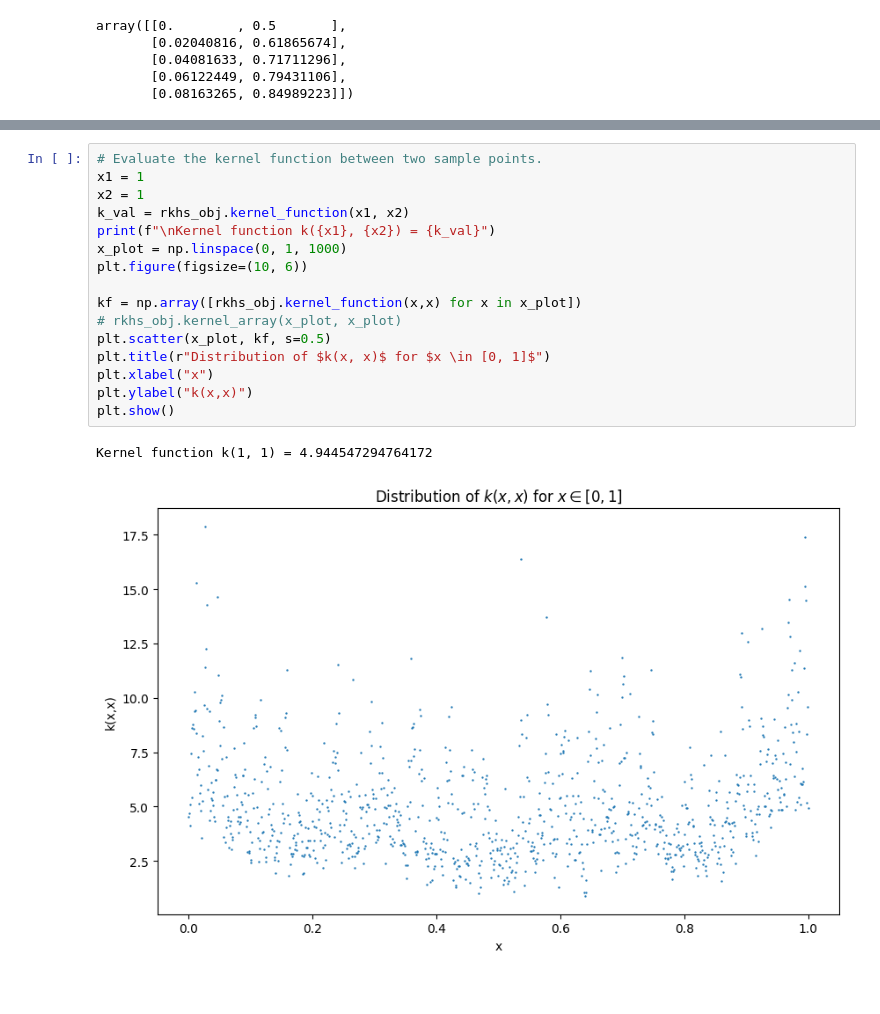
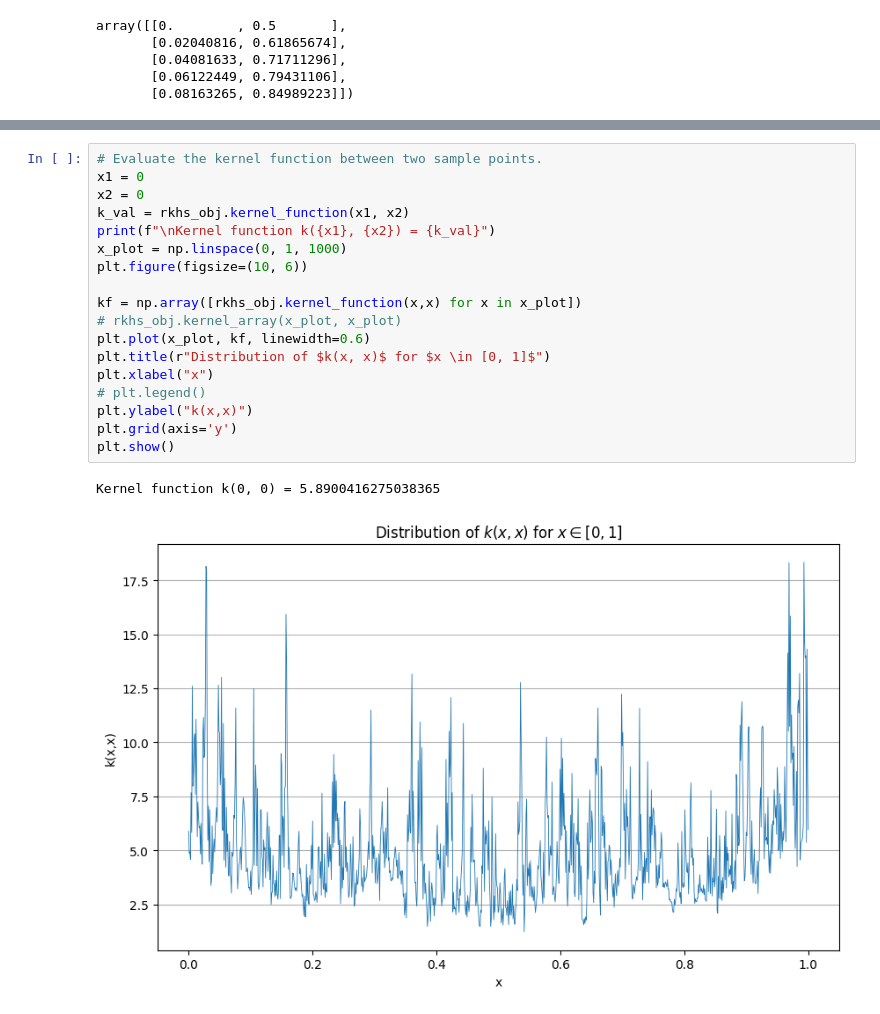
Before and after one commit to rmsValue9232/Fractal-RKHS-SVR, a Jupyter notebook: test_rkhs.ipynb, the cells around one changed output, grey strips where cells are left out. Drawn from its saved outputs; the diff is of its cells as text.

```diff
--- a/test_rkhs.ipynb
+++ b/test_rkhs.ipynb
@@ -71,22 +64,24 @@ array([1.47701549, 1.11375941, 0.99902685, 0.70632833, 0.51031869])
 # %%
 # Evaluate the kernel function between two sample points.
-x1 = 1
-x2 = 1
+x1 = 0
+x2 = 0
 k_val = rkhs_obj.kernel_function(x1, x2)
 print(f"\nKernel function k({x1}, {x2}) = {k_val}")
 x_plot = np.linspace(0, 1, 1000)
 plt.figure(figsize=(10, 6))
 
 kf = np.array([rkhs_obj.kernel_function(x,x) for x in x_plot])
 # rkhs_obj.kernel_array(x_plot, x_plot)
-plt.scatter(x_plot, kf, s=0.5)
+plt.plot(x_plot, kf, linewidth=0.6)
 plt.title(r"Distribution of $k(x, x)$ for $x \in [0, 1]$")
 plt.xlabel("x")
+# plt.legend()
 plt.ylabel("k(x,x)")
+plt.grid(axis='y')
 plt.show()
 # %% [output]
-Kernel function k(1, 1) = 4.944547294764172
+Kernel function k(0, 0) = 5.8900416275038365
-[figure, old version]
+[figure, new version]
 # %%
 # Evaluate the kernel function between two sample points.
 x1 = 1
```
Also changed, not shown: parts of 10 cells of this notebook, 1 other file.
